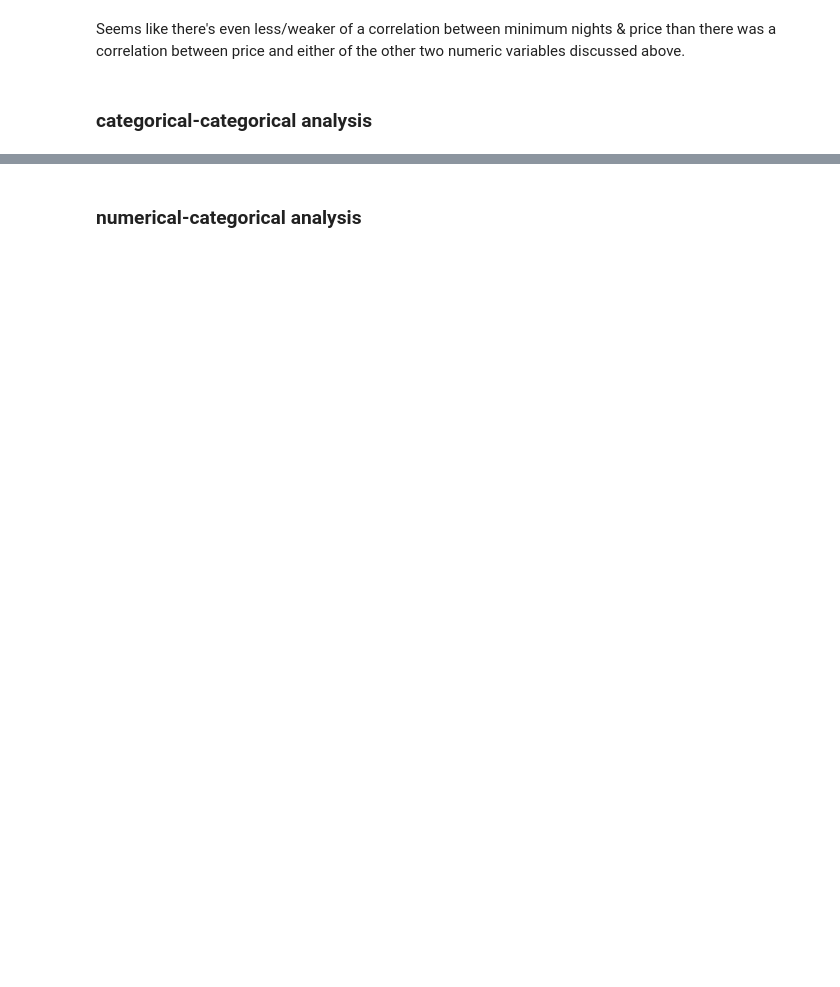
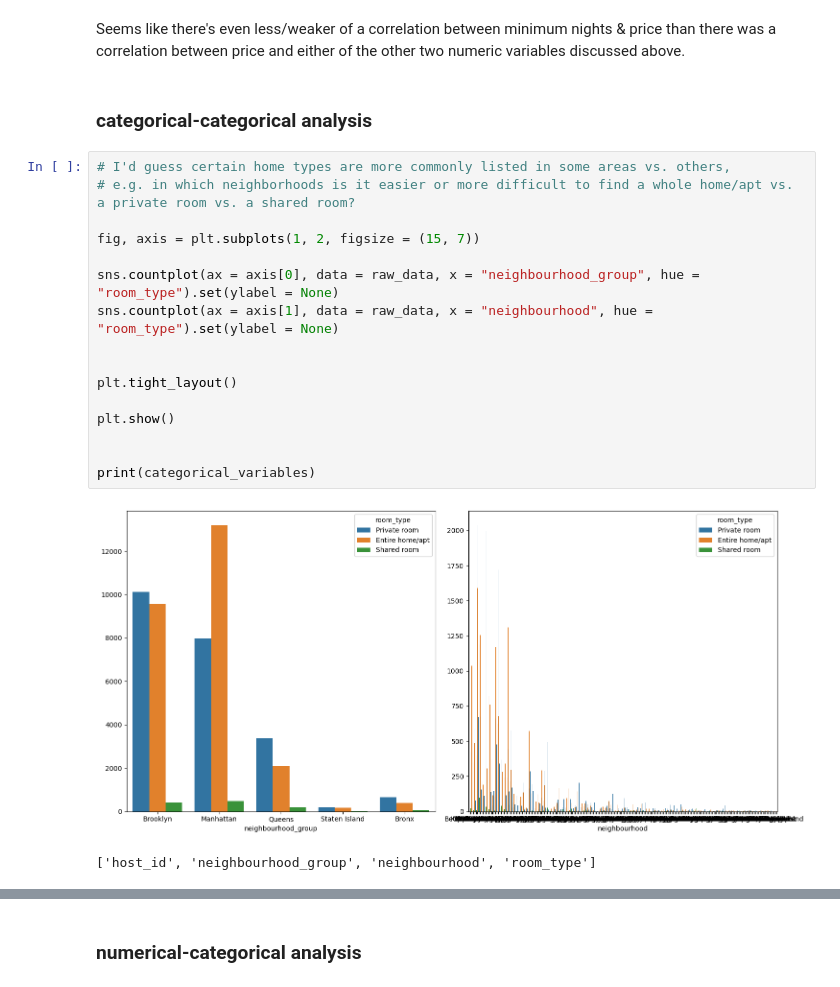
Before and after one commit to 4GeeksAcademy/machine-learning-python-template-NWinocur, a Jupyter notebook: src/explore.ipynb, the cells around one changed output, grey strips where cells are left out. Cells and saved outputs as stored; diff of their text form; blank space fills up the shorter version.

```diff
--- a/src/explore.ipynb
+++ b/src/explore.ipynb
@@ -223,3 +223,22 @@ plt.show()
 Seems like there's even less/weaker of a correlation between minimum nights & price than there was a correlation between price and either of the other two numeric variables discussed above.
 # %% [markdown]
 ### categorical-categorical analysis
+# %%
+# I'd guess certain home types are more commonly listed in some areas vs. others,
+# e.g. in which neighborhoods is it easier or more difficult to find a whole home/apt vs. a private room vs. a shared room?
+
+fig, axis = plt.subplots(1, 2, figsize = (15, 7))
+
+sns.countplot(ax = axis[0], data = raw_data, x = "neighbourhood_group", hue = "room_type").set(ylabel = None)
+sns.countplot(ax = axis[1], data = raw_data, x = "neighbourhood", hue = "room_type").set(ylabel = None)
+
+
+plt.tight_layout()
+
+plt.show()
+
+
+print(categorical_variables)
+# %% [output]
+[figure, added]
+['host_id', 'neighbourhood_group', 'neighbourhood', 'room_type']
```
Also changed, not shown: parts of 6 cells of this notebook.
